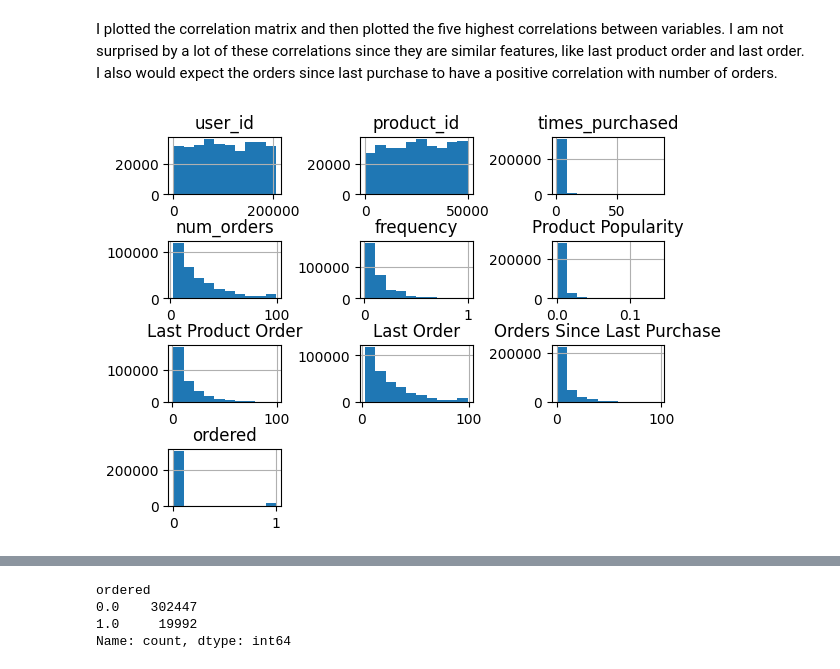
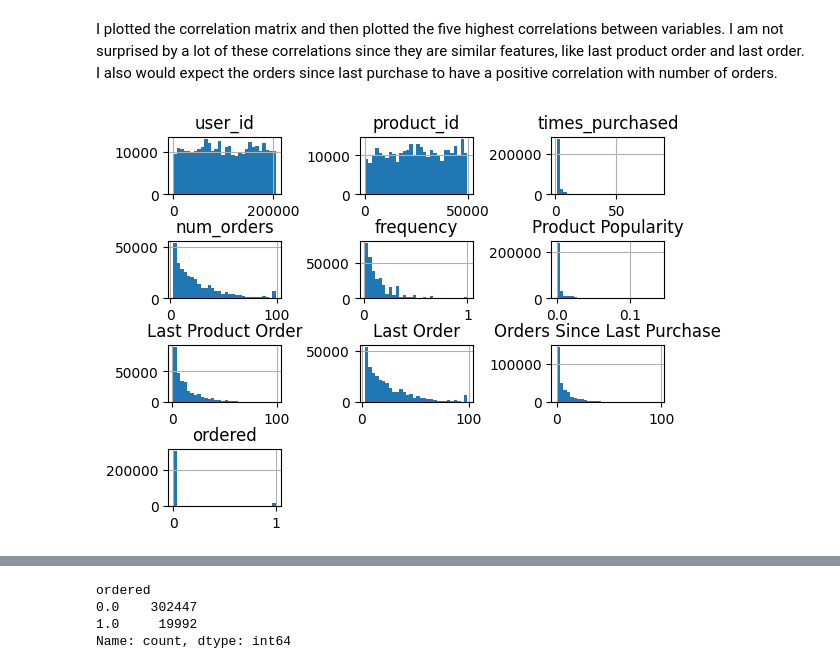
Before and after one commit to eghatzis0527/DX699---HW-Assignments, a Jupyter notebook: OMDS-ModB2-Week6-Hatzis-Eleni.ipynb, the cells around one changed output, grey strips where cells are left out. Saved outputs shown, nothing was run; the diff lists cells and outputs as text; code cells hidden in the pictures.

```diff
--- a/OMDS-ModB2-Week6-Hatzis-Eleni.ipynb
+++ b/OMDS-ModB2-Week6-Hatzis-Eleni.ipynb
@@ -128,8 +128,8 @@ plt.show()
 # %% [markdown]
 I plotted the correlation matrix and then plotted the five highest correlations between variables. I am not surprised by a lot of these correlations since they are similar features, like last product order and last order. I also would expect the orders since last purchase to have a positive correlation with number of orders.
 # %%
-model_data.hist()
+model_data.hist(bins = 30)
 plt.subplots_adjust(wspace = 0.7, hspace = 0.8)
 plt.show()
 # %% [output]
-[figure, old version]
+[figure, new version]
```
Also changed, not shown: parts of 59 cells of this notebook, 3 other files.
